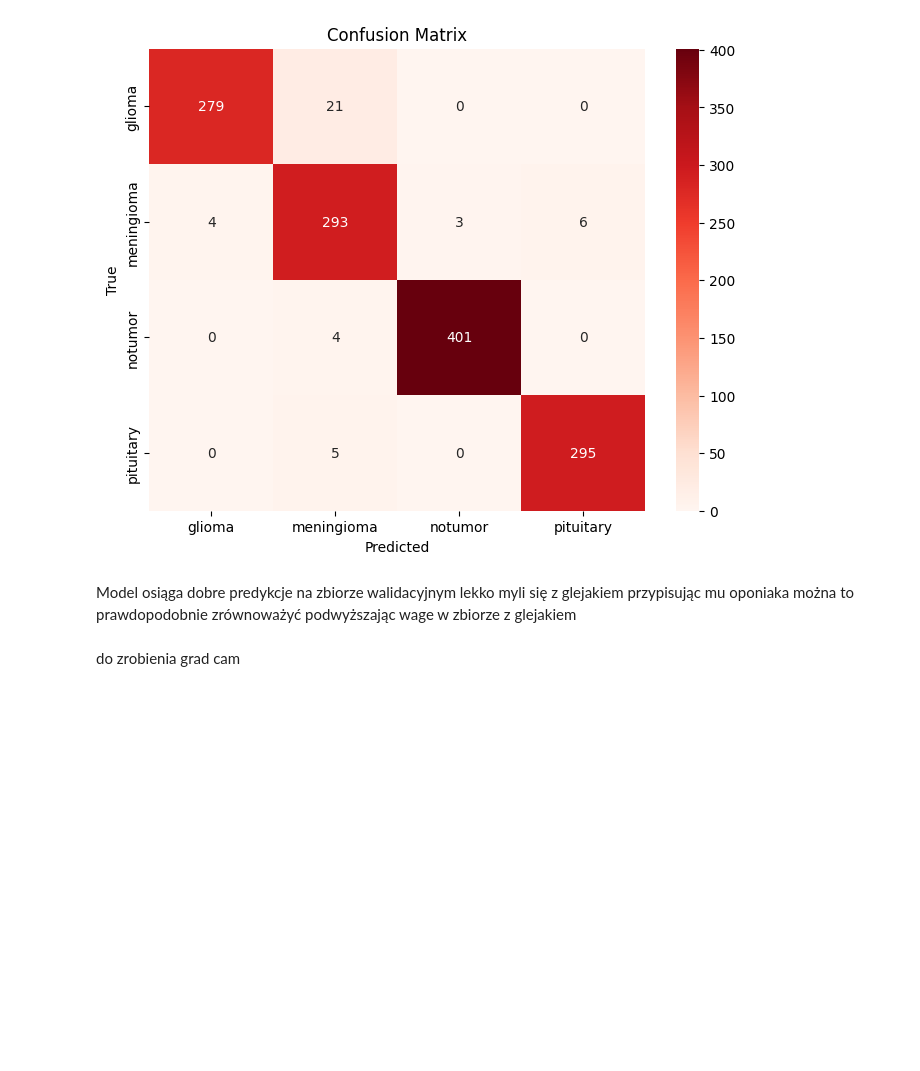
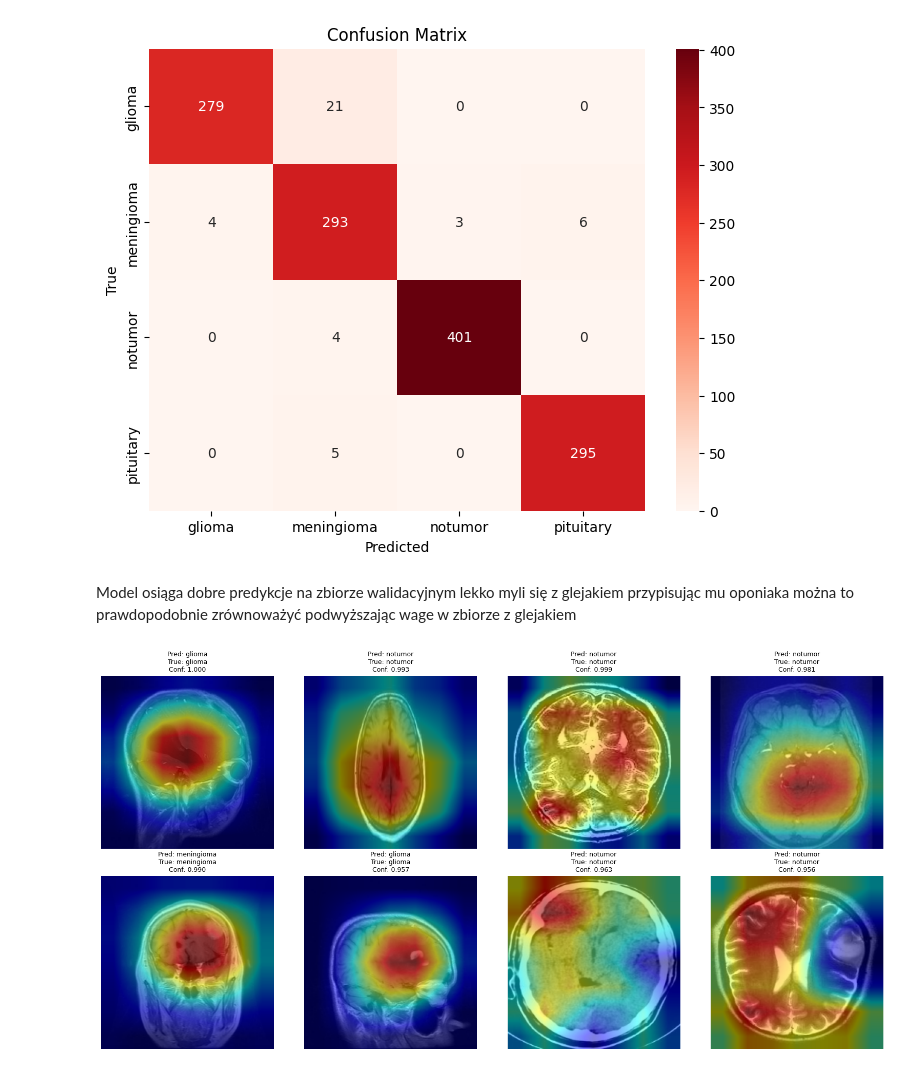
Before and after one commit to JanBubinski/Brain_Tumor_Team_Projekt4, a Jupyter notebook: project/moj_mode.ipynb, the cells around one changed output. Saved outputs shown, nothing was run; the diff lists cells and outputs as text; code cells hidden in the pictures; blank space fills up the shorter version.

```diff
--- a/project/moj_mode.ipynb
+++ b/project/moj_mode.ipynb
@@ -295,5 +292,45 @@ Confusion Matrix:
 [figure]
 # %% [markdown]
 Model osiąga dobre predykcje na zbiorze walidacyjnym lekko myli się z glejakiem przypisując mu oponiaka można to prawdopodobnie zrównoważyć podwyższając wage w zbiorze z glejakiem
-# %% [markdown]
-do zrobienia grad cam
+# %%
+target_layers = [model.layer4[-1]]  # Ostatnia warstwa bloku resnetowego
+cam = GradCAM(model=model, target_layers=target_layers)
+
+# Wybierz 8 losowych próbek
+samples = random.sample(test_dataset.samples, 8)
+
+fig, axes = plt.subplots(2, 4, figsize=(16, 8))
+
+for ax, (img_path, true_label) in zip(axes.flatten(), samples):
+    # Wczytaj i przygotuj obraz
+    img = cv2.imread(img_path, 1)
+    img = cv2.cvtColor(img, cv2.COLOR_BGR2RGB)
+    img_resized = cv2.resize(img, (224, 224))
+    rgb_img = np.float32(img_resized) / 255
+
+    # Przygotuj tensora
+    input_tensor = data_transform(Image.fromarray(img_resized)).unsqueeze(0).to(device)
+
+    # Predykcja
+    with torch.no_grad():
+        outputs = model(input_tensor)
+        predicted_class = outputs.argmax(dim=1).item()
+        probabilities = F.softmax(outputs, dim=1)[0]
+
+    # Grad-CAM
+    targets = [ClassifierOutputTarget(predicted_class)]
+    grayscale_cam = cam(input_tensor=input_tensor, targets=targets)[0, :]
+    visualization = show_cam_on_image(rgb_img, grayscale_cam, use_rgb=True)
+
+    # Wyświetlanie
+    ax.imshow(visualization)
+    ax.set_title(
+        f"Pred: {test_dataset.classes[predicted_class]}\nTrue: {test_dataset.classes[true_label]}\nConf: {probabilities[predicted_class]:.3f}",
+        fontsize=9
+    )
+    ax.axis("off")
+
+plt.tight_layout()
+plt.show()
+# %% [output]
+[figure, added]
```
Also changed, not shown: parts of 3 cells of this notebook, 5 other files.
